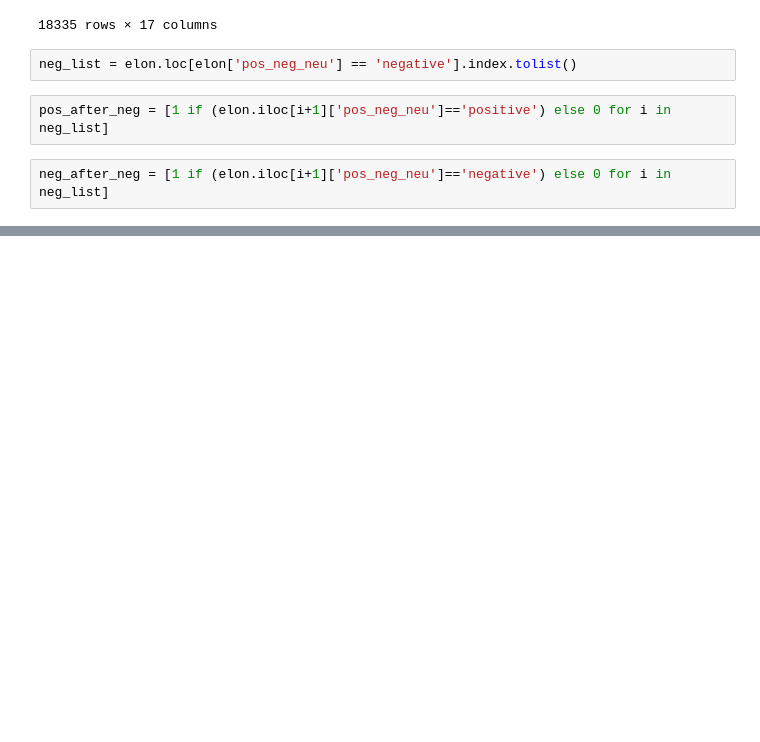
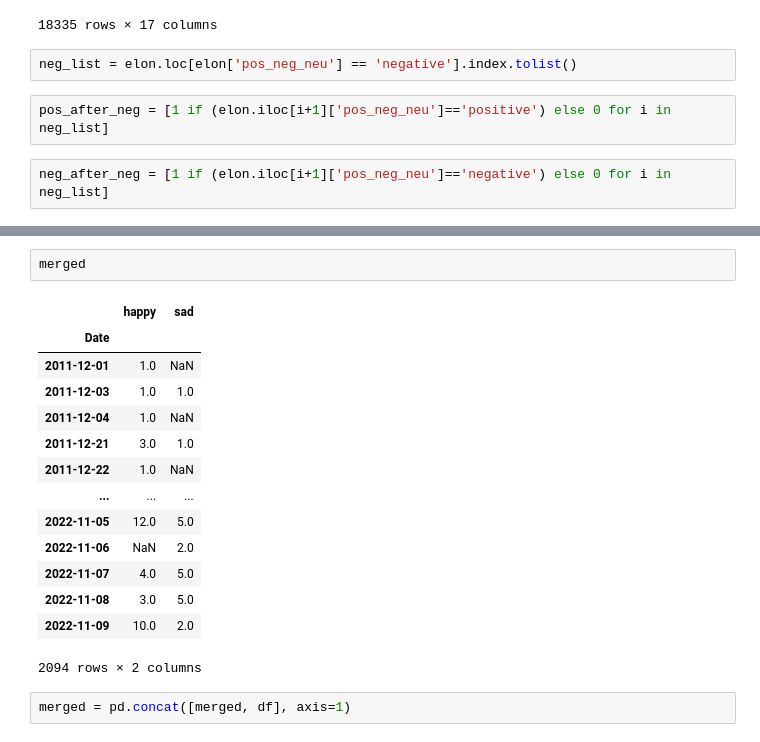
Before and after one commit to psyrgkan/Elon-s-Tweets-Dashboard-, a Jupyter notebook: explore.ipynb, the cells around one changed output, grey strips where cells are left out. Saved outputs shown, nothing was run; the diff lists cells and outputs as text; blank space fills up the shorter version.

```diff
--- a/explore.ipynb
+++ b/explore.ipynb
@@ -343,0 +371,19 @@ pos_rate_after_neg = sum(pos_after_neg)/sum(neg_after_neg)
+# %%
+merged
+# %% [output]
+|  | happy | sad |
+| Date |  |  |
+| 2011-12-01 | 1.0 | NaN |
+| 2011-12-03 | 1.0 | 1.0 |
+| 2011-12-04 | 1.0 | NaN |
+| 2011-12-21 | 3.0 | 1.0 |
+| 2011-12-22 | 1.0 | NaN |
+| ... | ... | ... |
+| 2022-11-05 | 12.0 | 5.0 |
+| 2022-11-06 | NaN | 2.0 |
+| 2022-11-07 | 4.0 | 5.0 |
+| 2022-11-08 | 3.0 | 5.0 |
+| 2022-11-09 | 10.0 | 2.0 |
+2094 rows × 2 columns
+# %%
+merged = pd.concat([merged, df], axis=1)
```
Also changed, not shown: parts of 10 cells of this notebook, 2 other files.
